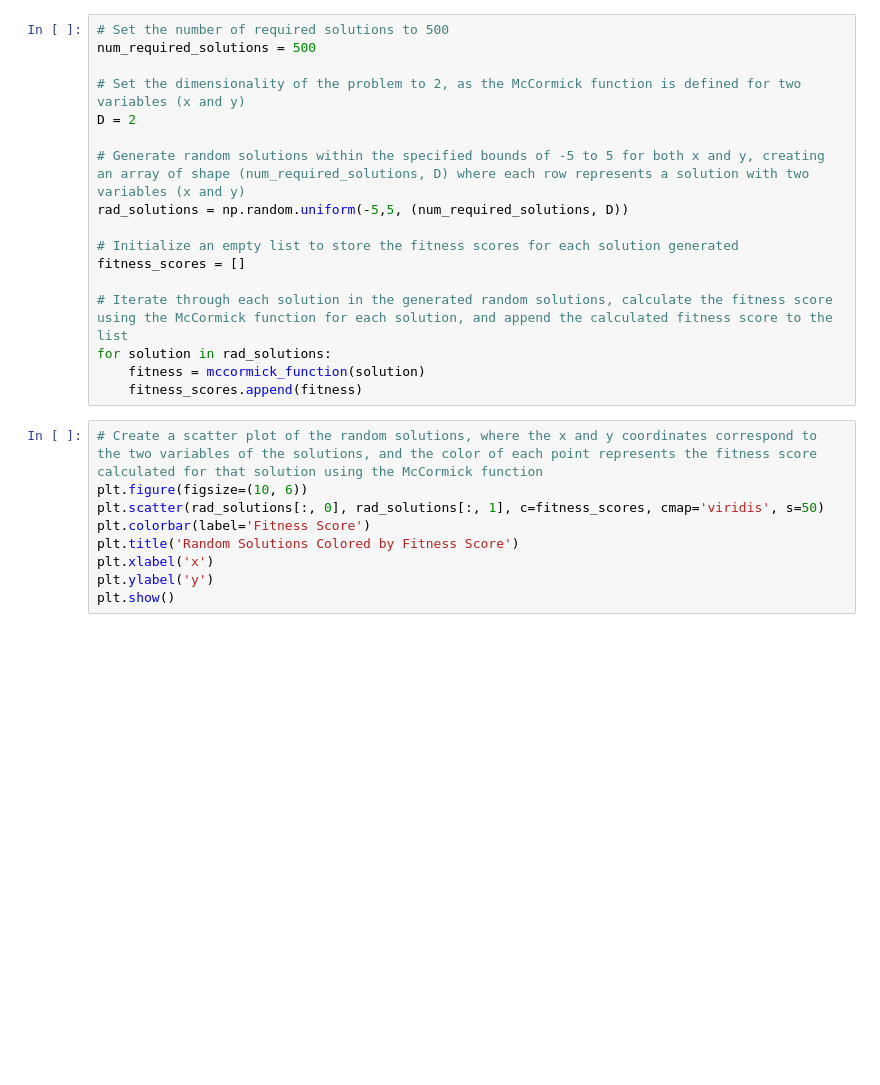
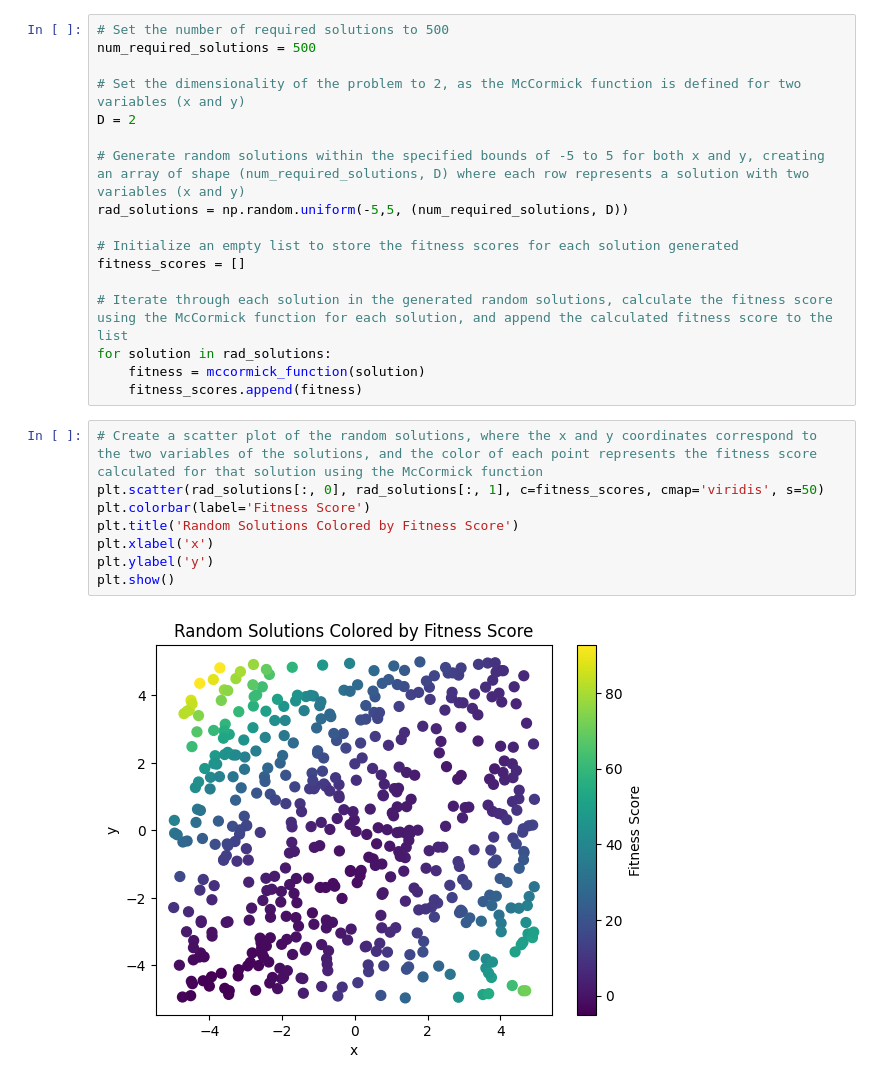
Before and after one commit to BenD2006/comp2002, a Jupyter notebook: COMP2002.ipynb, the cells around one changed output. Saved outputs shown, nothing was run; the diff lists cells and outputs as text; blank space fills up the shorter version.

```diff
--- a/COMP2002.ipynb
+++ b/COMP2002.ipynb
@@ -343,13 +343,14 @@ for solution in rad_solutions:
     fitness_scores.append(fitness)
 # %%
 # Create a scatter plot of the random solutions, where the x and y coordinates correspond to the two variables of the solutions, and the color of each point represents the fitness score calculated for that solution using the McCormick function
-plt.figure(figsize=(10, 6))
 plt.scatter(rad_solutions[:, 0], rad_solutions[:, 1], c=fitness_scores, cmap='viridis', s=50)
 plt.colorbar(label='Fitness Score')
 plt.title('Random Solutions Colored by Fitness Score')
 plt.xlabel('x')
 plt.ylabel('y')
 plt.show()
+# %% [output]
+[figure, added]
 # %%
 class GMutation:
     def __init__(self,mutation_step_size):
```
Also changed, not shown: parts of 1 cell of this notebook.
